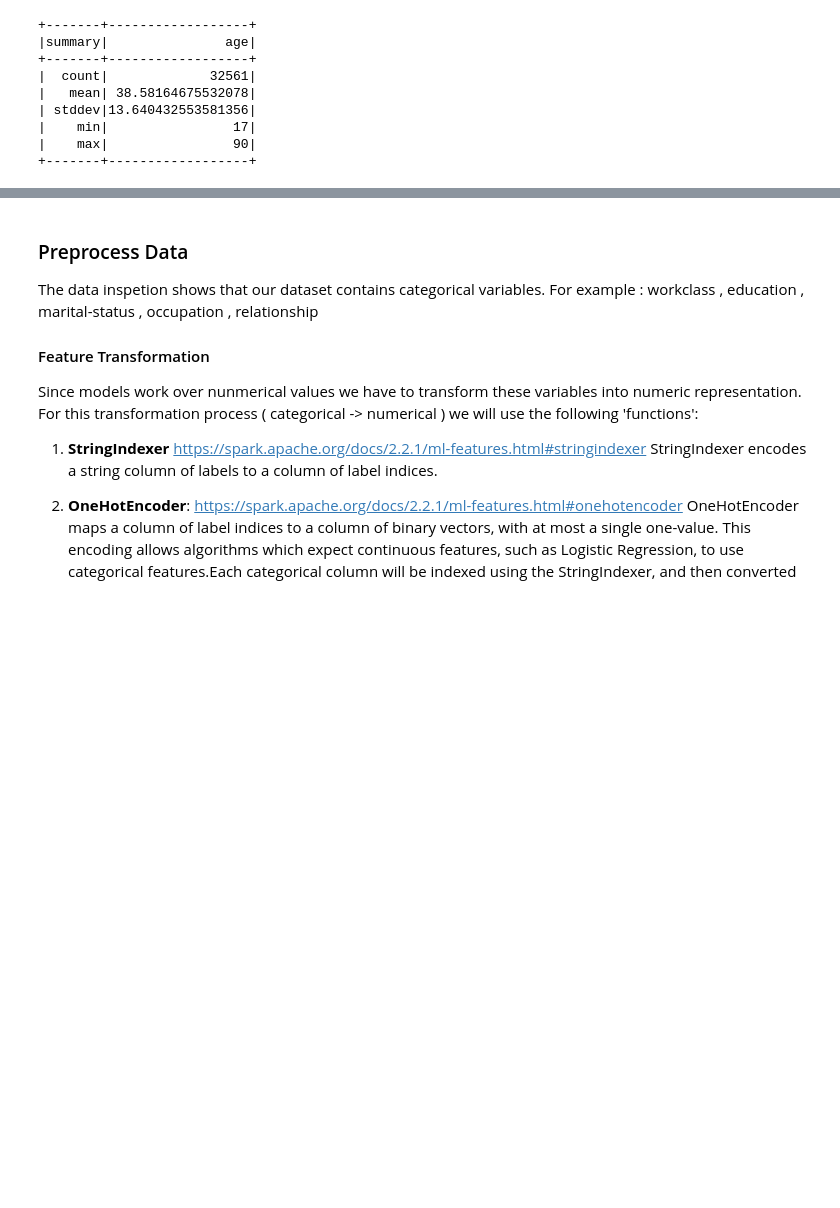
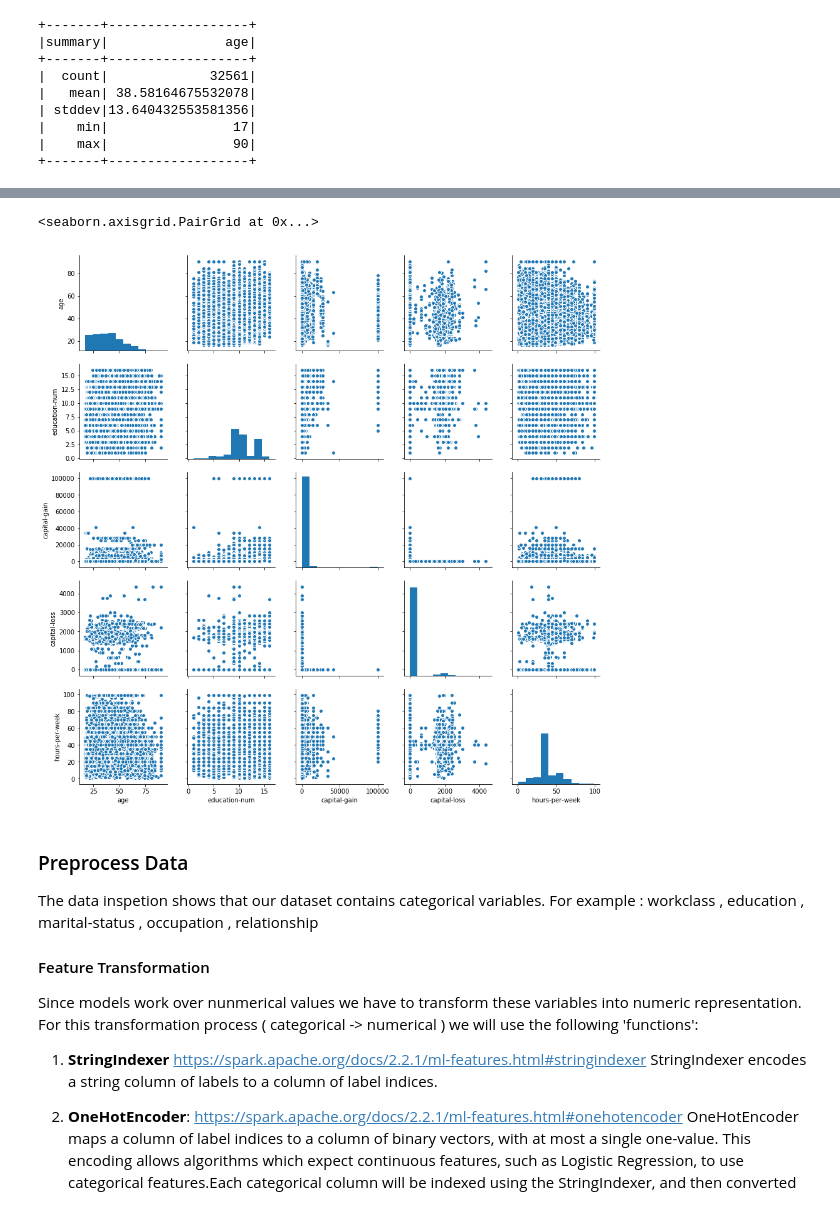
Before and after one commit to asierabreu/spark-course, a Jupyter notebook: Notebooks/Lab4/Lab4-ML-LogisticRegression-Example.ipynb, the cells around one changed output, grey strips where cells are left out. Drawn from its saved outputs; the diff is of its cells as text; code cells hidden in the pictures; blank space fills up the shorter version.

```diff
--- a/Notebooks/Lab4/Lab4-ML-LogisticRegression-Example.ipynb
+++ b/Notebooks/Lab4/Lab4-ML-LogisticRegression-Example.ipynb
@@ -158,3 +182,10 @@ df.select('occupation').distinct().collect()
+# %%
+# Visualize , Visualize : do MOOORE PLOTS
+numericCols = ['age', 'education-num','capital-gain','capital-loss','hours-per-week']
+sns.pairplot(pd_df[numericCols], dropna=True)
+# %% [output]
+<seaborn.axisgrid.PairGrid at 0x...>
+[figure, added]
 # %% [markdown]
 
 ### Preprocess Data
```
Also changed, not shown: parts of 33 cells of this notebook.
